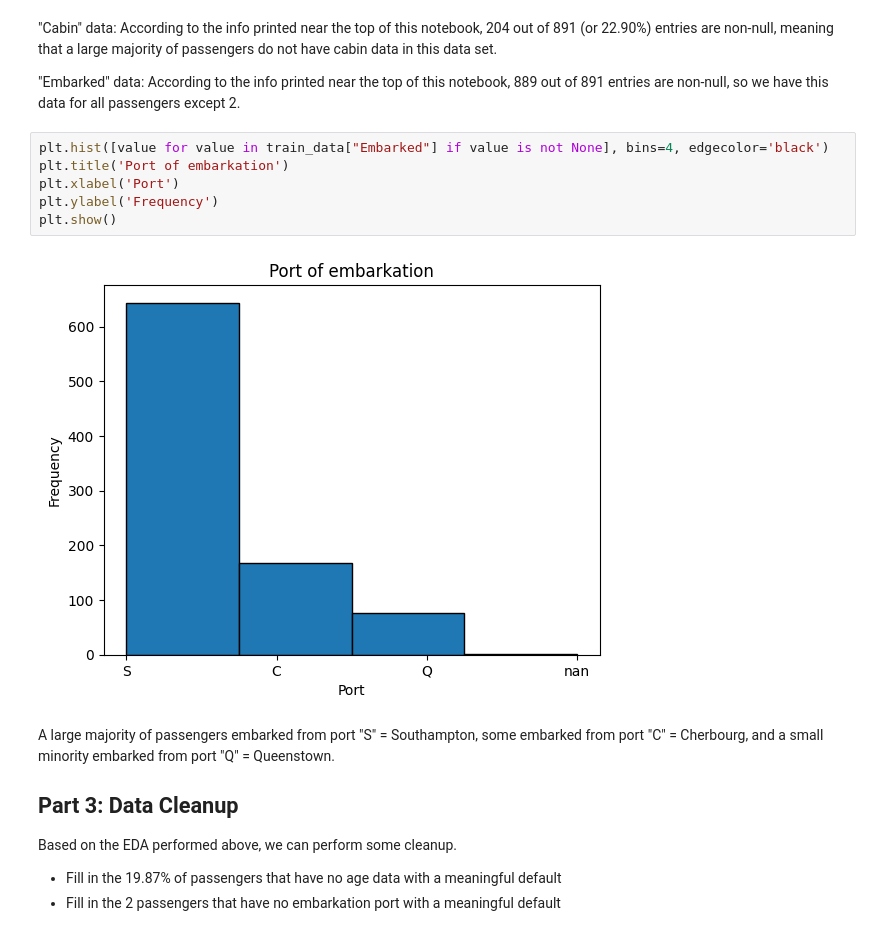
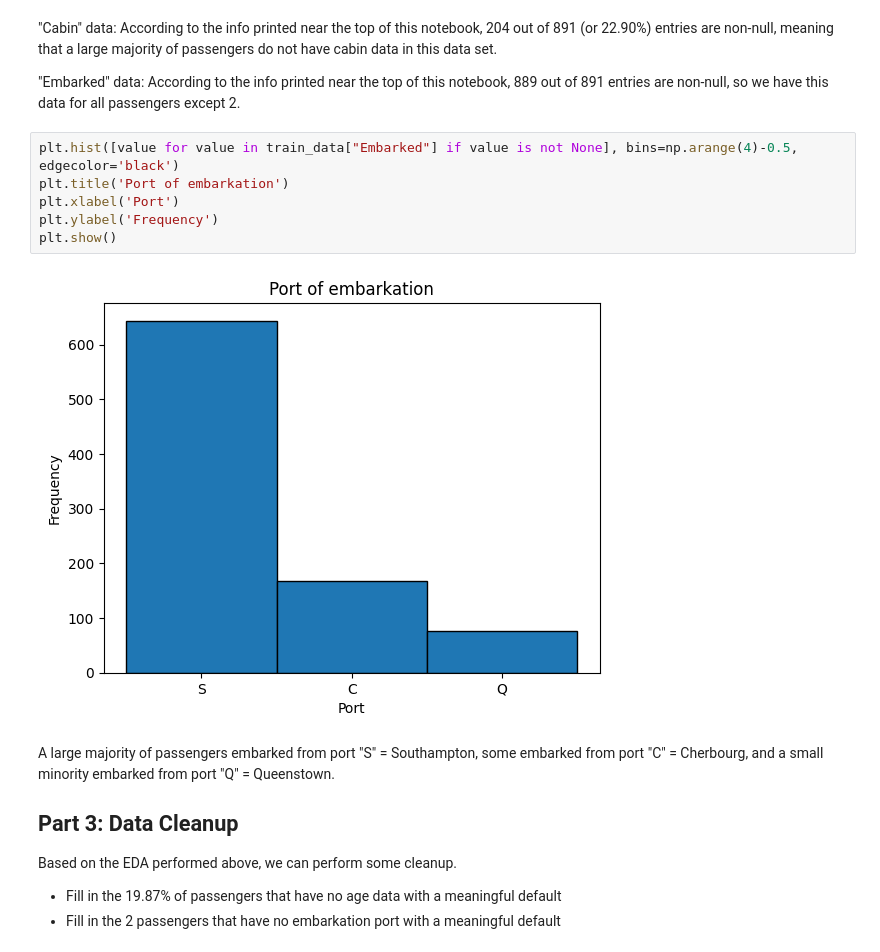
Before and after one commit to rakin23/unsupervised-week5, a Jupyter notebook: my_final.ipynb, the cells around one changed output. Saved outputs shown, nothing was run; the diff lists cells and outputs as text.

```diff
--- a/my_final.ipynb
+++ b/my_final.ipynb
@@ -204,13 +200,13 @@ Fare data has nan values: False
 
 "Embarked" data: According to the info printed near the top of this notebook, 889 out of 891 entries are non-null, so we have this data for all passengers except 2.
 # %%
-plt.hist([value for value in train_data["Embarked"] if value is not None], bins=4, edgecolor='black')
+plt.hist([value for value in train_data["Embarked"] if value is not None], bins=np.arange(4)-0.5, edgecolor='black')
 plt.title('Port of embarkation')
 plt.xlabel('Port')
 plt.ylabel('Frequency')
 plt.show()
 # %% [output]
-[figure, old version]
+[figure, new version]
 # %% [markdown]
 A large majority of passengers embarked from port "S" = Southampton, some embarked from port "C" = Cherbourg, and a small minority embarked from port "Q" = Queenstown.
 
```
Also changed, not shown: parts of 14 cells of this notebook.
